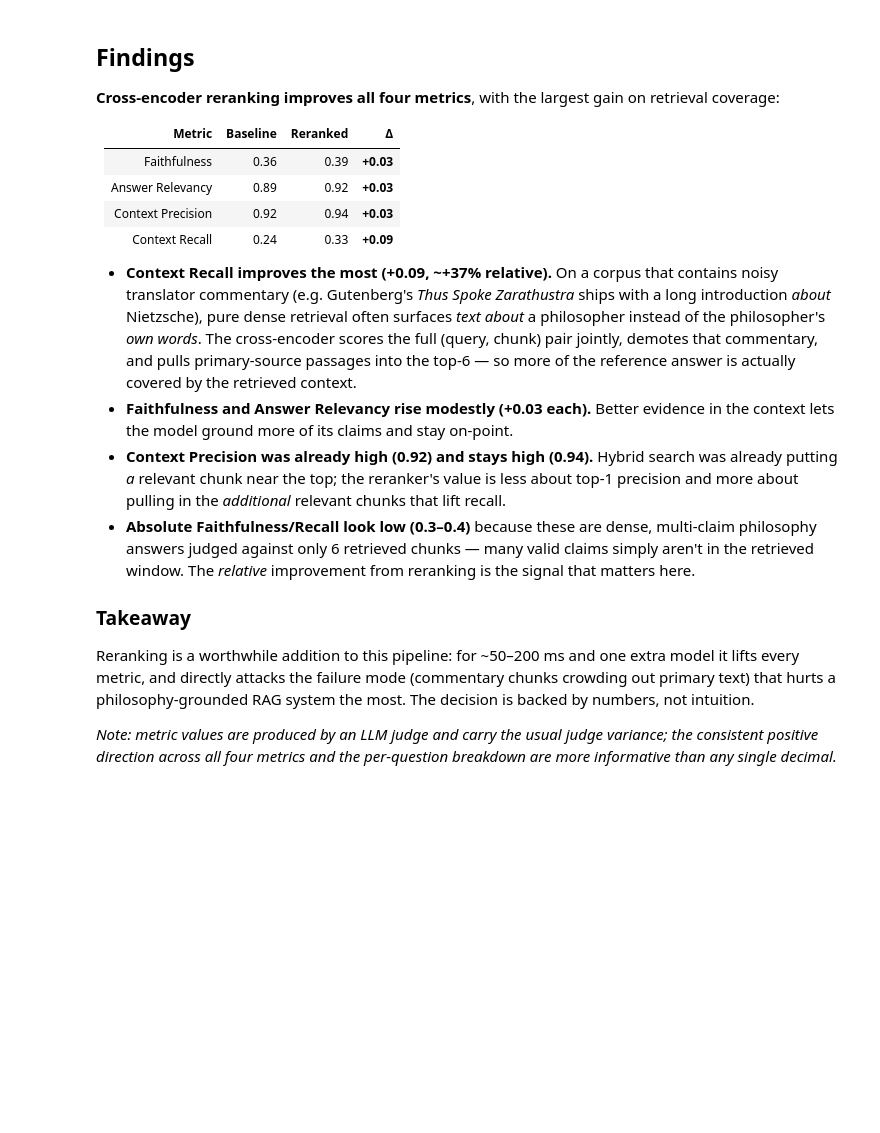
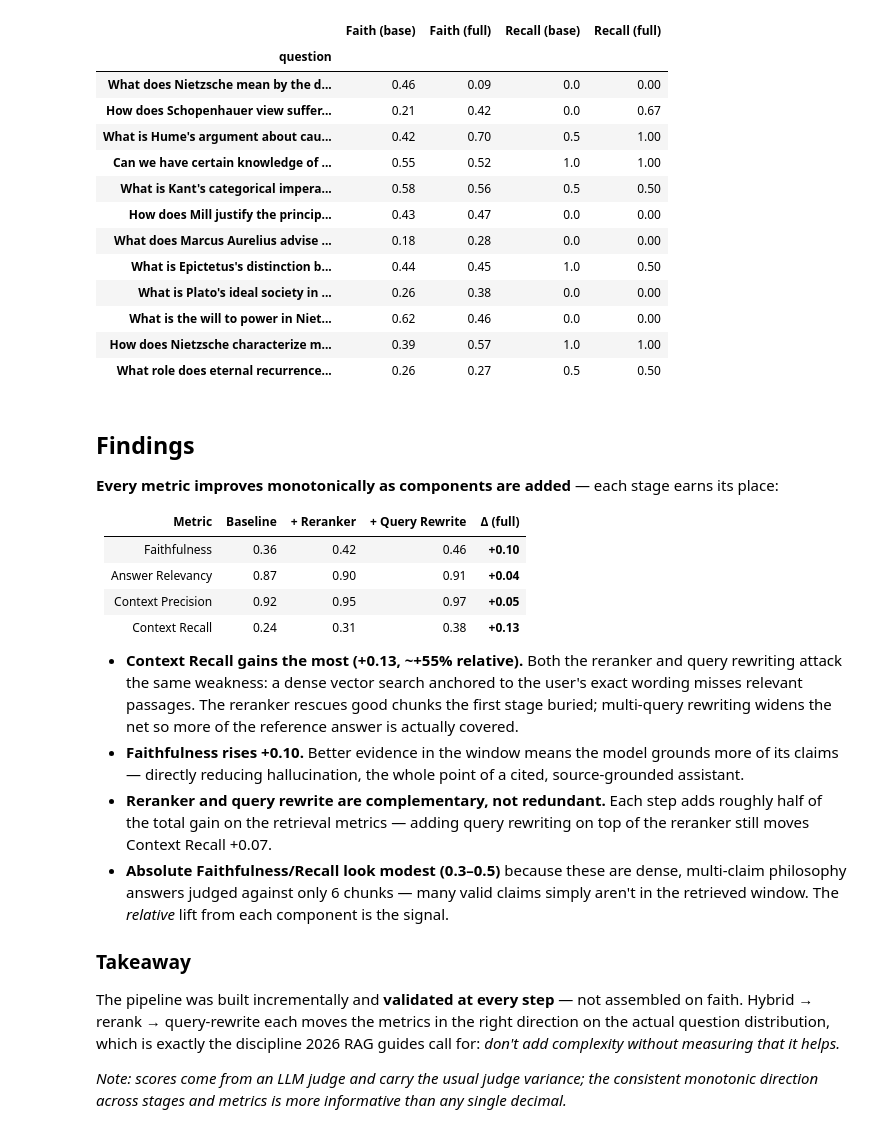
Before and after one commit to Fikri645/philosopher-chat, a Jupyter notebook: notebooks/rag_evaluation.ipynb, the cells around one changed output. Cells and saved outputs as stored; diff of their text form; code cells hidden in the pictures; blank space fills up the shorter version.

```diff
--- a/notebooks/rag_evaluation.ipynb
+++ b/notebooks/rag_evaluation.ipynb
@@ -136,21 +92,46 @@ pq.pivot_table(index="question", columns="config",
-# %% [markdown]
-## Findings
-
-**Cross-encoder reranking improves all four metrics**, with the largest gain on retrieval coverage:
-
-| Metric | Baseline | Reranked | Δ |
-|---|---|---|---|
-| Faithfulness | 0.36 | 0.39 | **+0.03** |
-| Answer Relevancy | 0.89 | 0.92 | **+0.03** |
-| Context Precision | 0.92 | 0.94 | **+0.03** |
-| Context Recall | 0.24 | 0.33 | **+0.09** |
-
-- **Context Recall improves the most (+0.09, ~+37% relative).** On a corpus that contains noisy translator commentary (e.g. Gutenberg's *Thus Spoke Zarathustra* ships with a long introduction *about* Nietzsche), pure dense retrieval often surfaces *text about* a philosopher instead of the philosopher's *own words*. The cross-encoder scores the full (query, chunk) pair jointly, demotes that commentary, and pulls primary-source passages into the top-6 — so more of the reference answer is actually covered by the retrieved context.
-- **Faithfulness and Answer Relevancy rise modestly (+0.03 each).** Better evidence in the context lets the model ground more of its claims and stay on-point.
-- **Context Precision was already high (0.92) and stays high (0.94).** Hybrid search was already putting *a* relevant chunk near the top; the reranker's value is less about top-1 precision and more about pulling in the *additional* relevant chunks that lift recall.
-- **Absolute Faithfulness/Recall look low (0.3–0.4)** because these are dense, multi-claim philosophy answers judged against only 6 retrieved chunks — many valid claims simply aren't in the retrieved window. The *relative* improvement from reranking is the signal that matters here.
-
-### Takeaway
-Reranking is a worthwhile addition to this pipeline: for ~50–200 ms and one extra model it lifts every metric, and directly attacks the failure mode (commentary chunks crowding out primary text) that hurts a philosophy-grounded RAG system the most. The decision is backed by numbers, not intuition.
-
-_Note: metric values are produced by an LLM judge and carry the usual judge variance; the consistent positive direction across all four metrics and the per-question breakdown are more informative than any single decimal._
+# %%
+first, last = configs[0], configs[-1]
+rows = []
+for r0, r1 in zip(results["per_question"][first], results["per_question"][last]):
+    rows.append({
+        "question": r0["question"][:46],
+        "Faith (base)": r0["faithfulness"], "Faith (full)": r1["faithfulness"],
+        "Recall (base)": r0["context_recall"], "Recall (full)": r1["context_recall"],
+    })
+pd.DataFrame(rows).set_index("question").round(2)
+# %% [output]
+|  | Faith (base) | Faith (full) | Recall (base) | Recall (full) |
+| question |  |  |  |  |
+| What does Nietzsche mean by the d... | 0.46 | 0.09 | 0.0 | 0.00 |
+| How does Schopenhauer view suffer... | 0.21 | 0.42 | 0.0 | 0.67 |
+| What is Hume's argument about cau... | 0.42 | 0.70 | 0.5 | 1.00 |
+| Can we have certain knowledge of ... | 0.55 | 0.52 | 1.0 | 1.00 |
+| What is Kant's categorical impera... | 0.58 | 0.56 | 0.5 | 0.50 |
+| How does Mill justify the princip... | 0.43 | 0.47 | 0.0 | 0.00 |
+| What does Marcus Aurelius advise ... | 0.18 | 0.28 | 0.0 | 0.00 |
+| What is Epictetus's distinction b... | 0.44 | 0.45 | 1.0 | 0.50 |
+| What is Plato's ideal society in ... | 0.26 | 0.38 | 0.0 | 0.00 |
+| What is the will to power in Niet... | 0.62 | 0.46 | 0.0 | 0.00 |
+| How does Nietzsche characterize m... | 0.39 | 0.57 | 1.0 | 1.00 |
+| What role does eternal recurrence... | 0.26 | 0.27 | 0.5 | 0.50 |
+# %% [markdown]
+## Findings
+
+**Every metric improves monotonically as components are added** — each stage earns its place:
+
+| Metric | Baseline | + Reranker | + Query Rewrite | Δ (full) |
+|---|---|---|---|---|
+| Faithfulness | 0.36 | 0.42 | 0.46 | **+0.10** |
+| Answer Relevancy | 0.87 | 0.90 | 0.91 | **+0.04** |
+| Context Precision | 0.92 | 0.95 | 0.97 | **+0.05** |
+| Context Recall | 0.24 | 0.31 | 0.38 | **+0.13** |
+
+- **Context Recall gains the most (+0.13, ~+55% relative).** Both the reranker and query rewriting attack the same weakness: a dense vector search anchored to the user's exact wording misses relevant passages. The reranker rescues good chunks the first stage buried; multi-query rewriting widens the net so more of the reference answer is actually covered.
+- **Faithfulness rises +0.10.** Better evidence in the window means the model grounds more of its claims — directly reducing hallucination, the whole point of a cited, source-grounded assistant.
+- **Reranker and query rewrite are complementary, not redundant.** Each step adds roughly half of the total gain on the retrieval metrics — adding query rewriting on top of the reranker still moves Context Recall +0.07.
+- **Absolute Faithfulness/Recall look modest (0.3–0.5)** because these are dense, multi-claim philosophy answers judged against only 6 chunks — many valid claims simply aren't in the retrieved window. The *relative* lift from each component is the signal.
+
+### Takeaway
+The pipeline was built incrementally and **validated at every step** — not assembled on faith. Hybrid → rerank → query-rewrite each moves the metrics in the right direction on the actual question distribution, which is exactly the discipline 2026 RAG guides call for: *don't add complexity without measuring that it helps.*
+
+_Note: scores come from an LLM judge and carry the usual judge variance; the consistent monotonic direction across stages and metrics is more informative than any single decimal._
```
Also changed, not shown: parts of 9 cells of this notebook, 6 other files.
